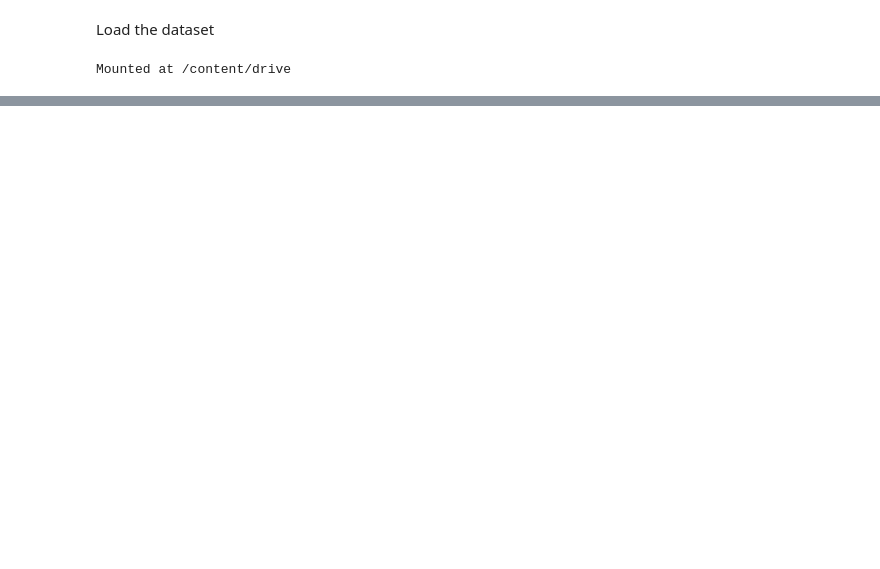
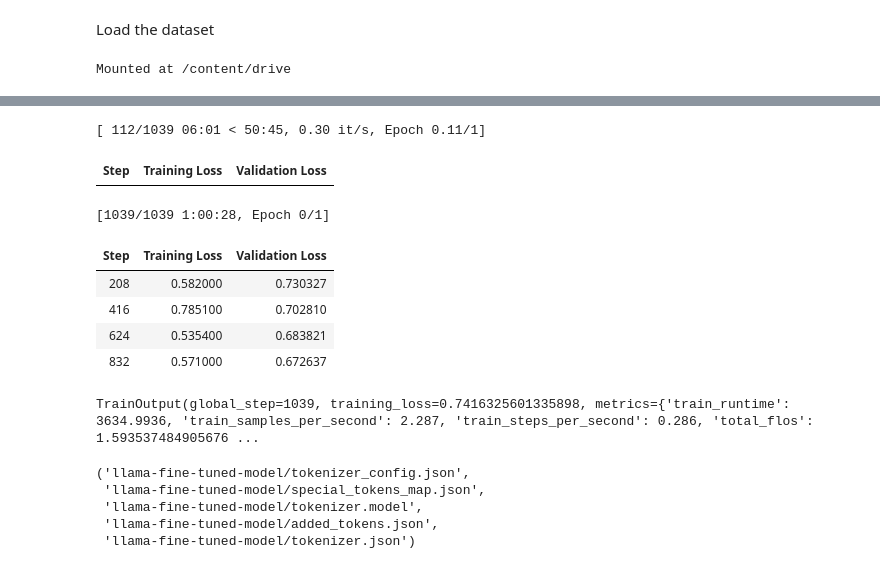
Before and after one commit to EIB-Restaurant/burnt_labels, a Jupyter notebook: classification.ipynb, the cells around one changed output, grey strips where cells are left out. Drawn from its saved outputs; the diff is of its cells as text; code cells hidden in the pictures; blank space fills up the shorter version.

```diff
--- a/classification.ipynb
+++ b/classification.ipynb
@@ -238,0 +348,27 @@ Confusion Matrix:
+# %%
+model.config.use_cache = False
+model.config.pretraining_tp = 1
+
+tokenizer = AutoTokenizer.from_pretrained(base_model)
+
+tokenizer.pad_token_id = tokenizer.eos_token_id
+# %%
+from transformers import Conv1D
+
+def get_specific_layer_names(model):
+    # Create a list to store the layer names
+    layer_names = []
+
+    # Recursively visit all modules and submodules
+    for name, module in model.named_modules():
+        # Check if the module is an instance of the specified layers
+        if isinstance(module, (torch.nn.Linear, torch.nn.Embedding, torch.nn.Conv2d, Conv1D)):
+            # model name parsing
+
+            layer_names.append('.'.join(name.split('.')[4:]).split('.')[0])
+
+    return layer_names
+
+modules=list(set(get_specific_layer_names(model)))
+modules=modules[1:]
+modules
@@ -238,0 +428,22 @@ Confusion Matrix:
+# %%
+trainer.train()
+# %% [output]
+[ 112/1039 06:01 < 50:45, 0.30 it/s, Epoch 0.11/1]
+| Step | Training Loss | Validation Loss |
+[1039/1039 1:00:28, Epoch 0/1]
+| Step | Training Loss | Validation Loss |
+| 208 | 0.582000 | 0.730327 |
+| 416 | 0.785100 | 0.702810 |
+| 624 | 0.535400 | 0.683821 |
+| 832 | 0.571000 | 0.672637 |
+TrainOutput(global_step=1039, training_loss=0.7416325601335898, metrics={'train_runtime': 3634.9936, 'train_samples_per_second': 2.287, 'train_steps_per_second': 0.286, 'total_flos': 1.593537484905676 ...
+# %%
+# Save trained model and tokenizer
+trainer.save_model(output_dir)
+tokenizer.save_pretrained(output_dir)
+# %% [output]
+('llama-fine-tuned-model/tokenizer_config.json',
+ 'llama-fine-tuned-model/special_tokens_map.json',
+ 'llama-fine-tuned-model/tokenizer.model',
+ 'llama-fine-tuned-model/added_tokens.json',
+ 'llama-fine-tuned-model/tokenizer.json')
```
Also changed, not shown: parts of 38 cells of this notebook.
